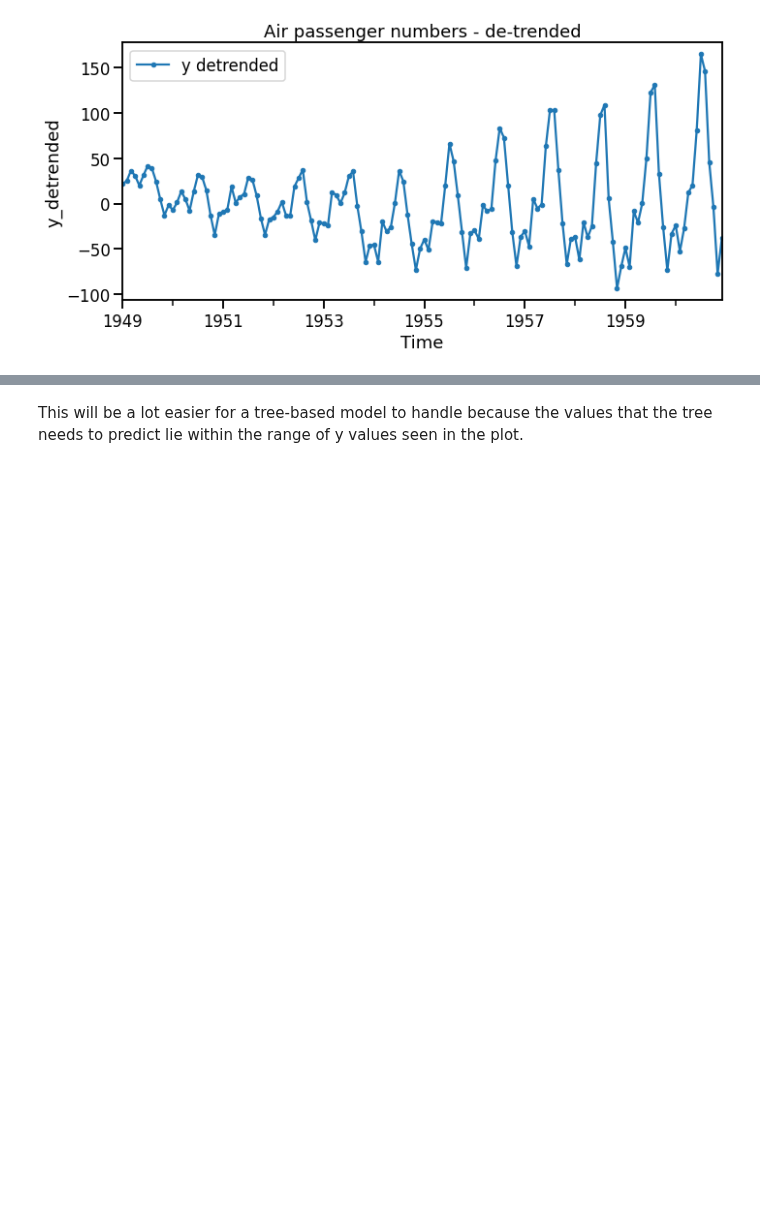
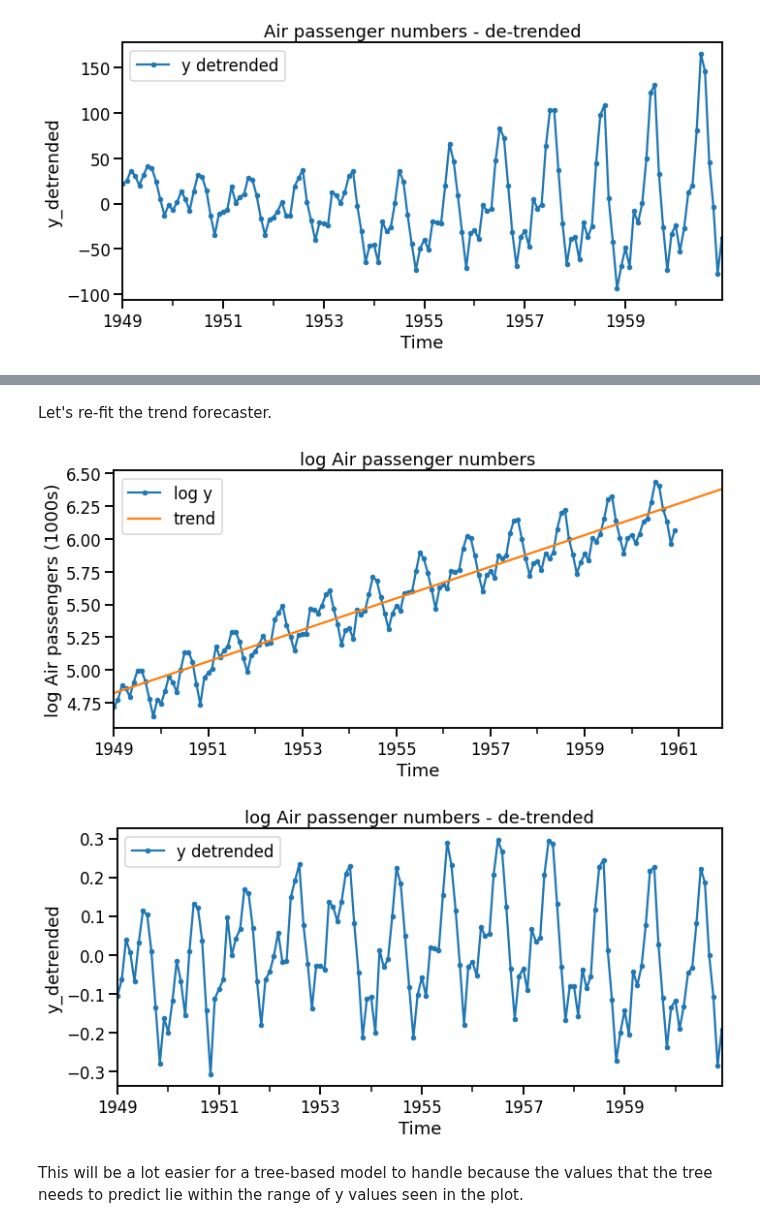
Before and after one commit to trainindata/feature-engineering-for-time-series-forecasting, a Jupyter notebook: 09-Trend-Features/05-tree-based-models-and-trend.ipynb, the cells around one changed output, grey strips where cells are left out. Saved outputs shown, nothing was run; the diff lists cells and outputs as text; code cells hidden in the pictures; blank space fills up the shorter version.

```diff
--- a/09-Trend-Features/05-tree-based-models-and-trend.ipynb
+++ b/09-Trend-Features/05-tree-based-models-and-trend.ipynb
@@ -106,3 +110,42 @@ plt.tight_layout()
+# %%
+log_trafo = LogTransformer()
+df["y"] = log_trafo.fit_transform(df["y"])
+# %% [markdown]
+Let's re-fit the trend forecaster.
+# %%
+# Fit the forecaster on a time series
+trend_forecaster.fit(y=df["y"])
+
+# Define the forecasting horizon
+fh = pd.period_range(start=df.index.min(),
+                     end=df.index.max() + 12)
+
+trend = trend_forecaster.predict(fh=fh) # Forecasting horizon.
+                                  # Get forecast over this period.
+# %%
+df["y_detrended"] = df["y"] - trend
+# %%
+# Plot trend and time series
+fig, ax = plt.subplots(figsize=[10, 5])
+df.plot(y="y", marker=".", legend=None, ax=ax)
+trend.plot(ax=ax)
+ax.legend(["log y", "trend"])
+ax.set_xlabel("Time")
+ax.set_ylabel("log Air passengers (1000s)")
+ax.set_title("log Air passenger numbers")
+plt.tight_layout()
+
+# Plot de-trended time series
+fig, ax = plt.subplots(figsize=[10, 5])
+df.plot(y="y_detrended", marker=".", legend=None, ax=ax)
+ax.legend(["y detrended"])
+ax.set_xlabel("Time")
+ax.set_ylabel("y_detrended")
+ax.set_title("log Air passenger numbers - de-trended")
+plt.tight_layout()
+# %% [output]
+[figure, added]
+[figure, added]
 # %% [markdown]
 This will be a lot easier for a tree-based model to handle because the values that the tree needs to predict lie within the range of y values seen in the plot.
 # %% [markdown]
```
Also changed, not shown: parts of 25 cells of this notebook, 2 other files.
